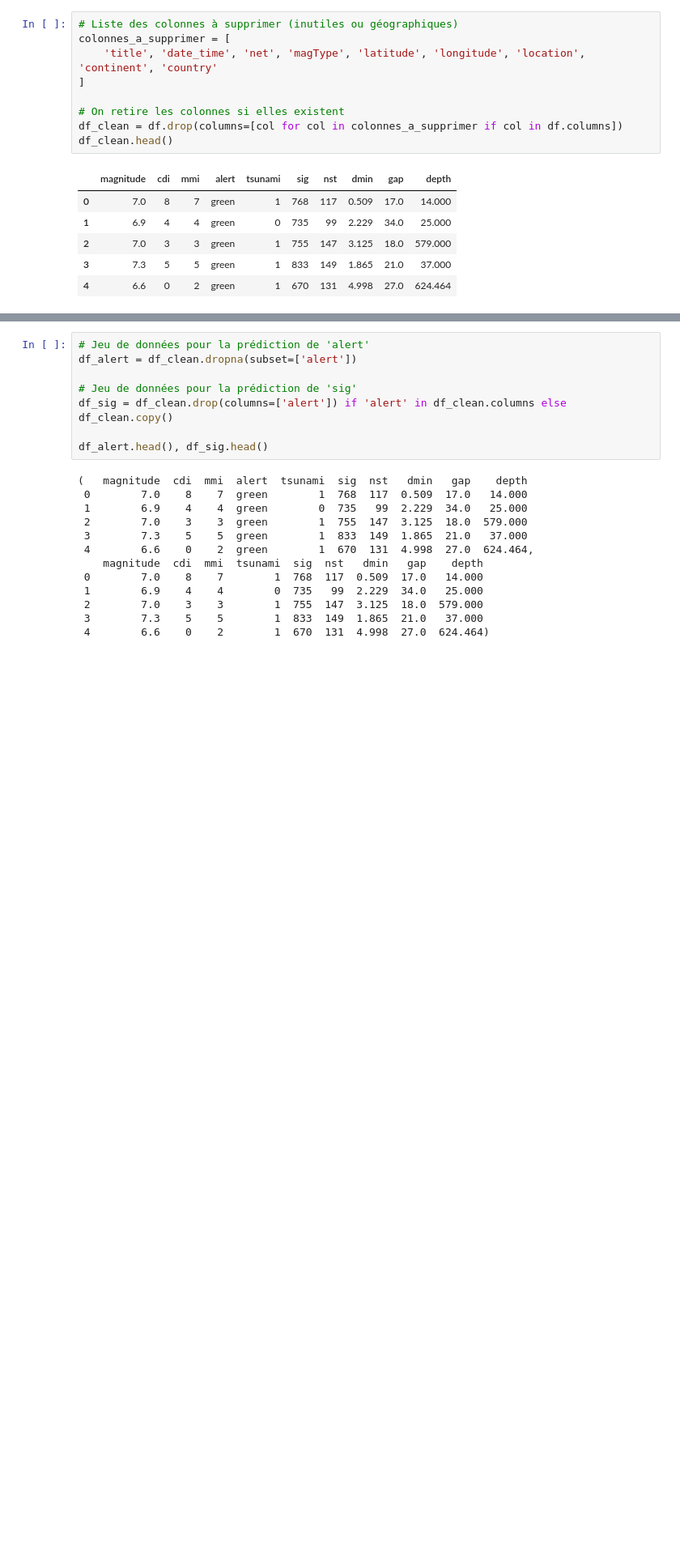
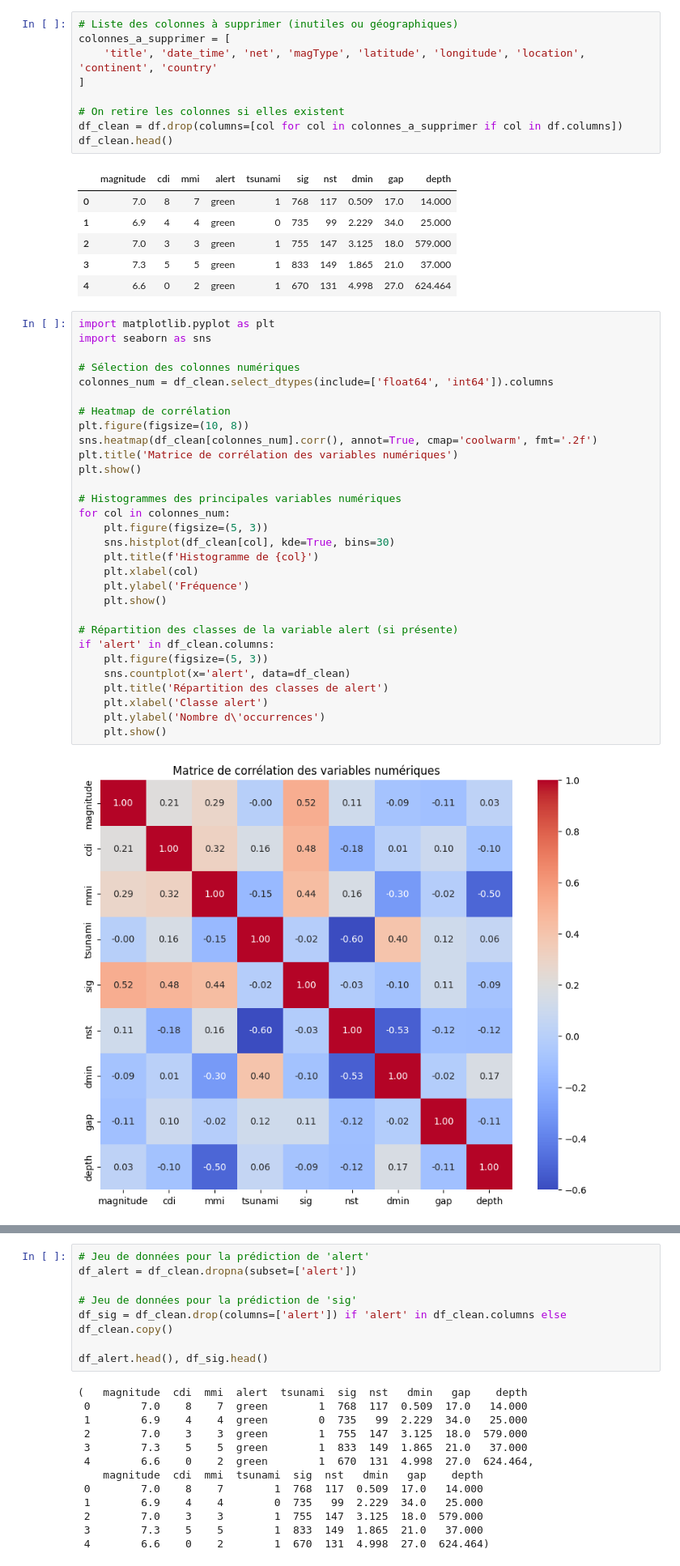
Before and after one commit to Camille9999/EPSI_atelier-info-doc_projet, a Jupyter notebook: notebooks/data_exploration.ipynb, the cells around one changed output, grey strips where cells are left out. Shown at 81% size. Drawn from its saved outputs; the diff is of its cells as text; blank space fills up the shorter version.

```diff
--- a/notebooks/data_exploration.ipynb
+++ b/notebooks/data_exploration.ipynb
@@ -53,3 +53,35 @@ df_clean.head()
 | 2 | 7.0 | 3 | 3 | green | 1 | 755 | 147 | 3.125 | 18.0 | 579.000 |
 | 3 | 7.3 | 5 | 5 | green | 1 | 833 | 149 | 1.865 | 21.0 | 37.000 |
 | 4 | 6.6 | 0 | 2 | green | 1 | 670 | 131 | 4.998 | 27.0 | 624.464 |
+# %%
+import matplotlib.pyplot as plt
+import seaborn as sns
+
+# Sélection des colonnes numériques
+colonnes_num = df_clean.select_dtypes(include=['float64', 'int64']).columns
+
+# Heatmap de corrélation
+plt.figure(figsize=(10, 8))
+sns.heatmap(df_clean[colonnes_num].corr(), annot=True, cmap='coolwarm', fmt='.2f')
+plt.title('Matrice de corrélation des variables numériques')
+plt.show()
+
+# Histogrammes des principales variables numériques
+for col in colonnes_num:
+    plt.figure(figsize=(5, 3))
+    sns.histplot(df_clean[col], kde=True, bins=30)
+    plt.title(f'Histogramme de {col}')
+    plt.xlabel(col)
+    plt.ylabel('Fréquence')
+    plt.show()
+
+# Répartition des classes de la variable alert (si présente)
+if 'alert' in df_clean.columns:
+    plt.figure(figsize=(5, 3))
+    sns.countplot(x='alert', data=df_clean)
+    plt.title('Répartition des classes de alert')
+    plt.xlabel('Classe alert')
+    plt.ylabel('Nombre d\'occurrences')
+    plt.show()
+# %% [output]
+[figure, added]
```
Also changed, not shown: parts of 2 cells of this notebook, 11 other files.
